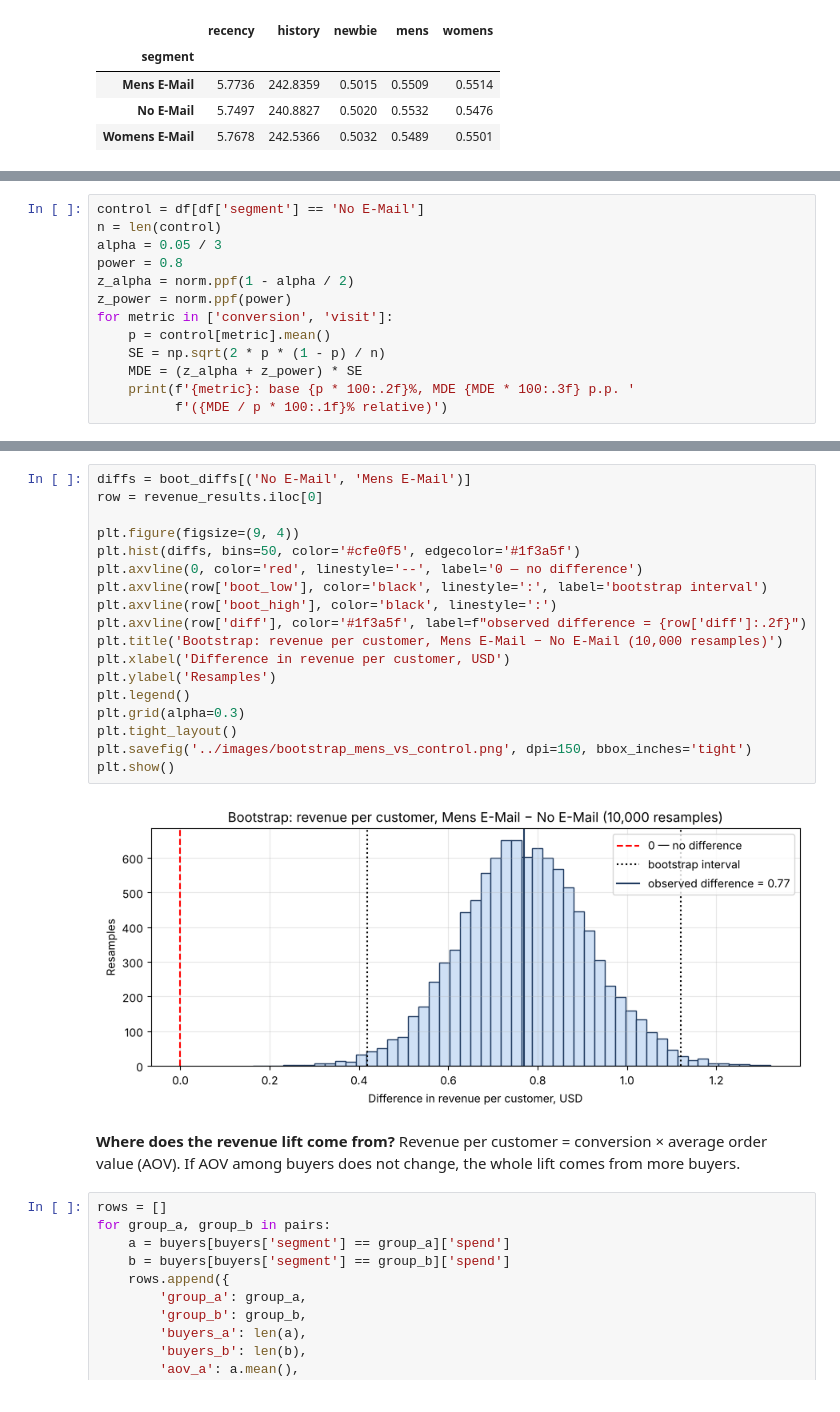
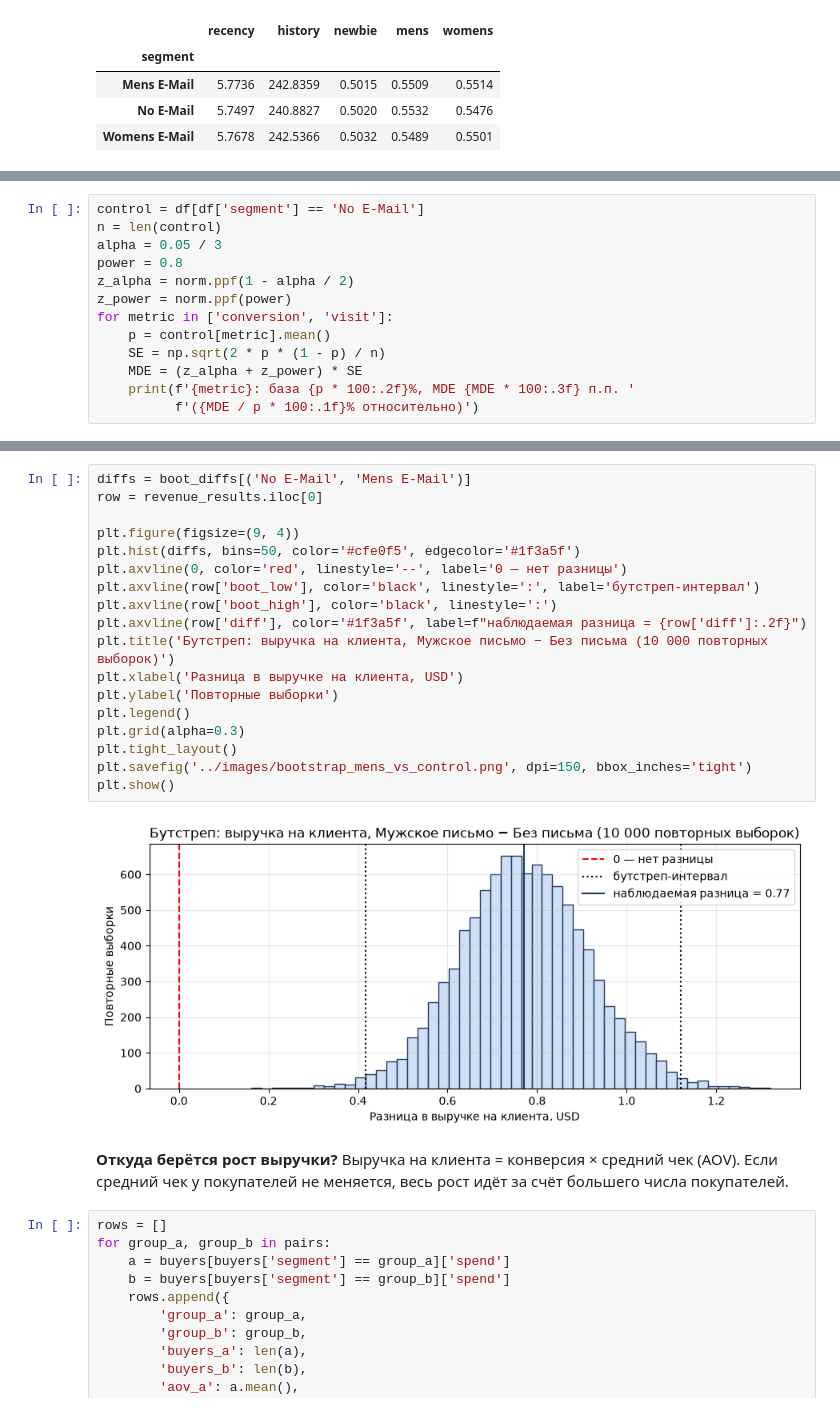
Before and after one commit to TemurRikhsitillaev/hillstrom-ab-test, a Jupyter notebook: notebook/hillstrom_ab_test.ipynb, the cells around one changed output, grey strips where cells are left out. Drawn from its saved outputs; the diff is of its cells as text.

```diff
--- a/notebook/hillstrom_ab_test.ipynb
+++ b/notebook/hillstrom_ab_test.ipynb
@@ -431,6 +436,6 @@ for metric in ['conversion', 'visit']:
     p = control[metric].mean()
     SE = np.sqrt(2 * p * (1 - p) / n)
     MDE = (z_alpha + z_power) * SE
-    print(f'{metric}: base {p * 100:.2f}%, MDE {MDE * 100:.3f} p.p. '
-          f'({MDE / p * 100:.1f}% relative)')
+    print(f'{metric}: база {p * 100:.2f}%, MDE {MDE * 100:.3f} п.п. '
+          f'({MDE / p * 100:.1f}% относительно)')
 # %% [output]
@@ -687,26 +692,26 @@ revenue_results.round(4)
 # %%
 diffs = boot_diffs[('No E-Mail', 'Mens E-Mail')]
 row = revenue_results.iloc[0]
 
 plt.figure(figsize=(9, 4))
 plt.hist(diffs, bins=50, color='#cfe0f5', edgecolor='#1f3a5f')
-plt.axvline(0, color='red', linestyle='--', label='0 — no difference')
-plt.axvline(row['boot_low'], color='black', linestyle=':', label='bootstrap interval')
+plt.axvline(0, color='red', linestyle='--', label='0 — нет разницы')
+plt.axvline(row['boot_low'], color='black', linestyle=':', label='бутстреп-интервал')
 plt.axvline(row['boot_high'], color='black', linestyle=':')
-plt.axvline(row['diff'], color='#1f3a5f', label=f"observed difference = {row['diff']:.2f}")
-plt.title('Bootstrap: revenue per customer, Mens E-Mail − No E-Mail (10,000 resamples)')
-plt.xlabel('Difference in revenue per customer, USD')
-plt.ylabel('Resamples')
+plt.axvline(row['diff'], color='#1f3a5f', label=f"наблюдаемая разница = {row['diff']:.2f}")
+plt.title('Бутстреп: выручка на клиента, Мужское письмо − Без письма (10 000 повторных выборок)')
+plt.xlabel('Разница в выручке на клиента, USD')
+plt.ylabel('Повторные выборки')
 plt.legend()
 plt.grid(alpha=0.3)
 plt.tight_layout()
 plt.savefig('../images/bootstrap_mens_vs_control.png', dpi=150, bbox_inches='tight')
 plt.show()
 # %% [output]
-[figure, old version]
+[figure, new version]
 # %% [markdown]
-**Where does the revenue lift come from?** Revenue per customer = conversion × average order value (AOV).
-If AOV among buyers does not change, the whole lift comes from more buyers.
+**Откуда берётся рост выручки?** Выручка на клиента = конверсия × средний чек (AOV).
+Если средний чек у покупателей не меняется, весь рост идёт за счёт большего числа покупателей.
 # %%
 rows = []
 for group_a, group_b in pairs:
```
Also changed, not shown: parts of 40 cells of this notebook, 11 other files.
